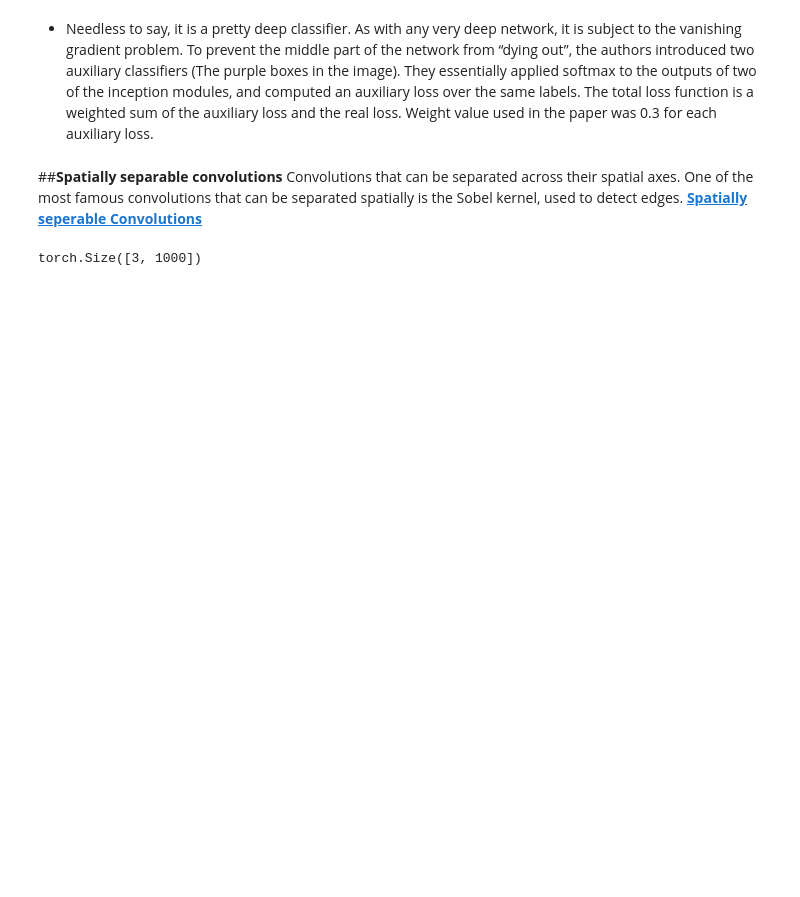
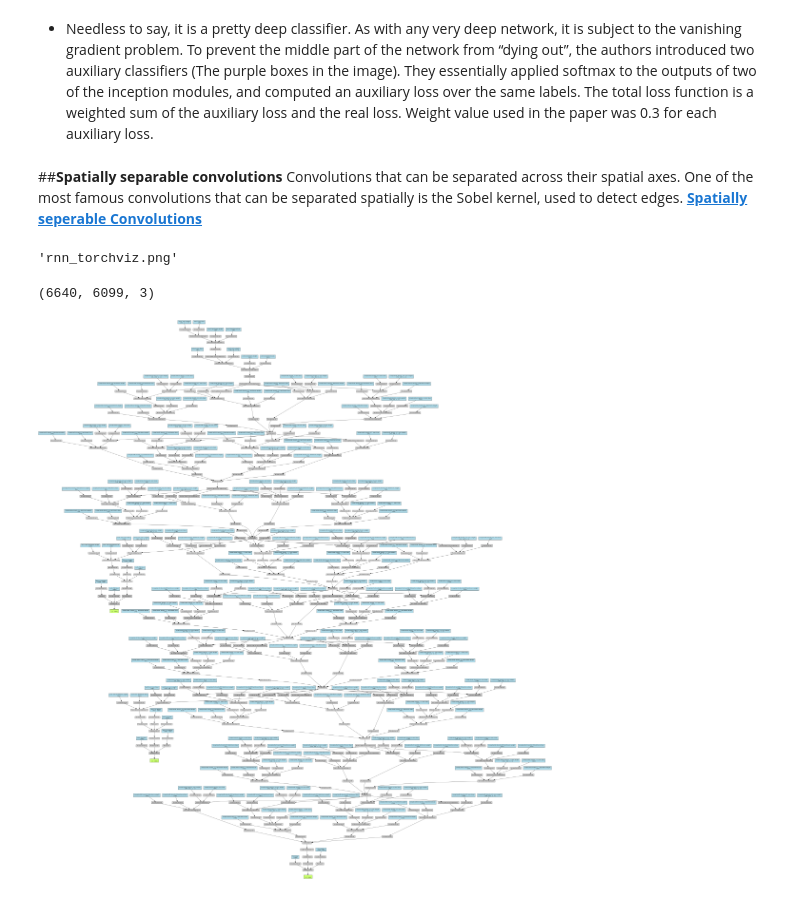
Before and after one commit to adnan119/Pytorch-Projects, a Jupyter notebook: InceptionNet/InceptionNet.ipynb, the cells around one changed output. Cells and saved outputs as stored; diff of their text form; code cells hidden in the pictures; blank space fills up the shorter version.

```diff
--- a/InceptionNet/InceptionNet.ipynb
+++ b/InceptionNet/InceptionNet.ipynb
@@ -122,6 +168,18 @@ class InceptionNet(nn.Module):
 # %%
- x = torch.randn(3, 3, 224, 224)
+x = torch.randn(3, 3, 224, 224)
 model = InceptionNet(num_classes=1000)
-print(model(x).shape)
+y = model(x)
-# %% [output]
-torch.Size([3, 1000])
+# %%
+make_dot(y, params=dict(model.named_parameters())).render("rnn_torchviz", format="png")
+# %% [output]
+'rnn_torchviz.png'
+# %%
+m = cv2.imread("inception.png")
+print(m.shape)
+# %% [output]
+(6640, 6099, 3)
+# %%
+ms = imutils.resize(m , width=1080)
+cv2_imshow(ms)
+# %% [output]
+[figure, added]
```
Also changed, not shown: parts of 4 cells of this notebook.
